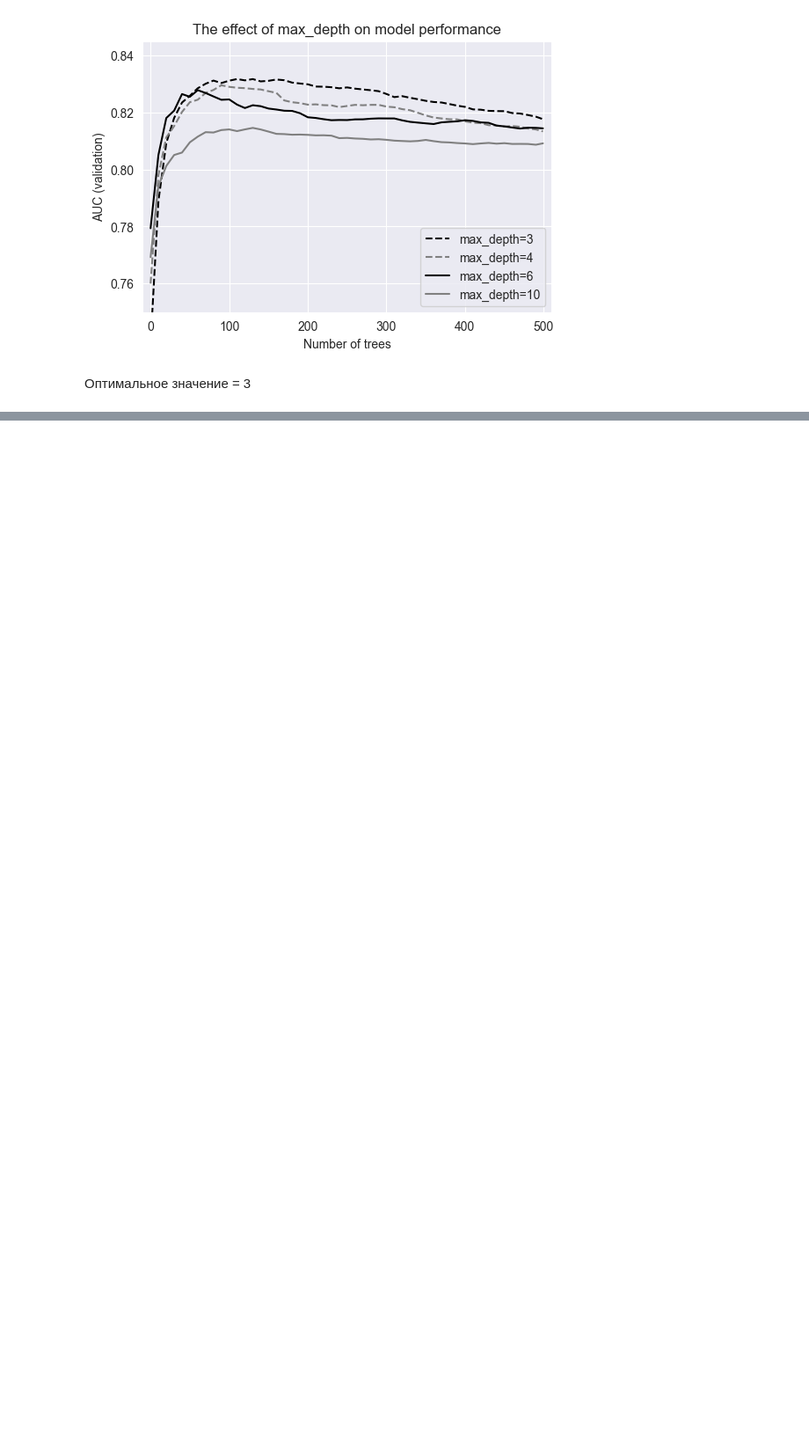
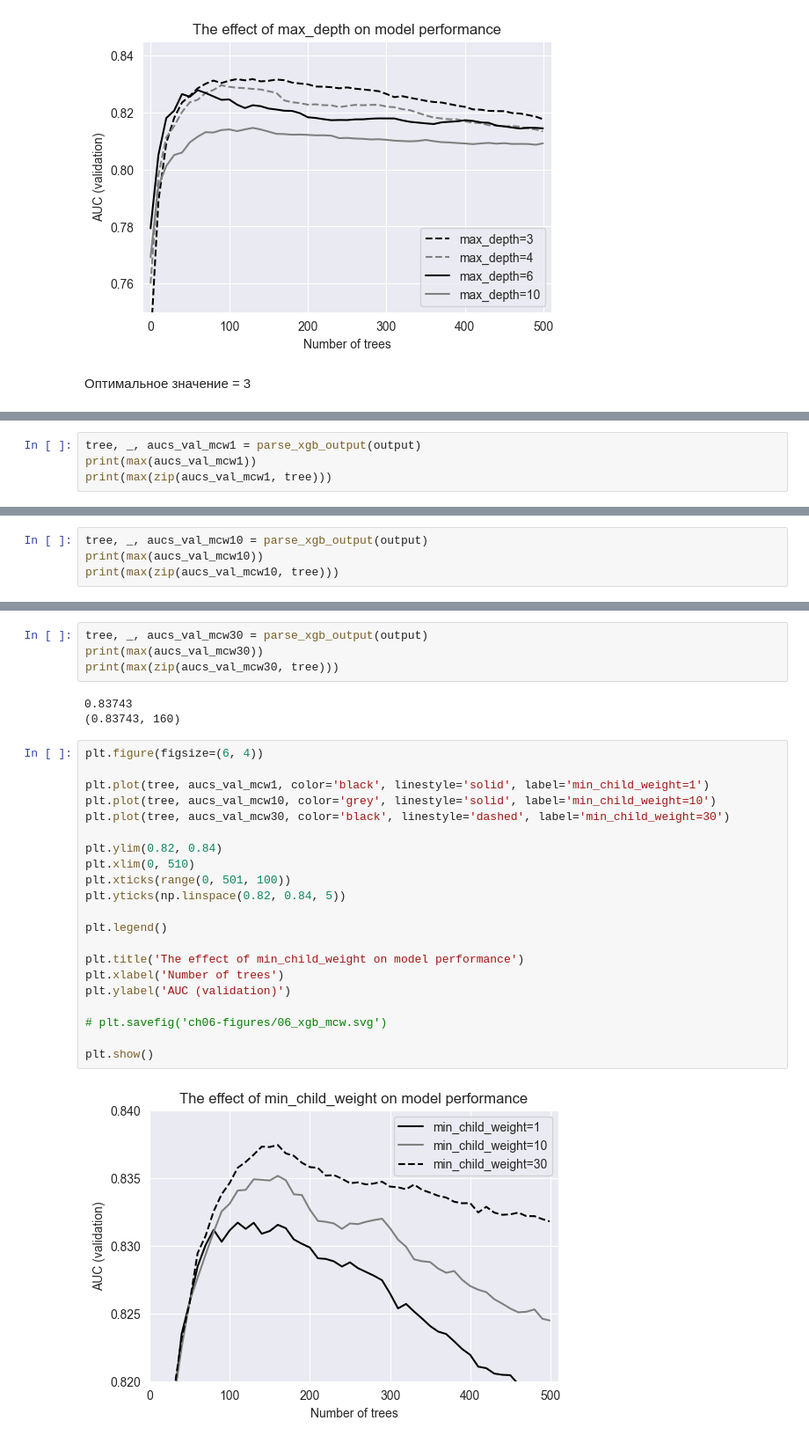
Before and after one commit to EgorSinitsyn/ML_BookCamp, a Jupyter notebook: [Classification]/Logistic_regression/D_Tree + R_Forest + XGBoost/chapter-06-CreditScoring.ipynb, the cells around one changed output, grey strips where cells are left out. Shown at 88% size. Drawn from its saved outputs; the diff is of its cells as text; blank space fills up the shorter version.

```diff
--- a/[Classification]/Logistic_regression/D_Tree + R_Forest + XGBoost/chapter-06-CreditScoring.ipynb
+++ b/[Classification]/Logistic_regression/D_Tree + R_Forest + XGBoost/chapter-06-CreditScoring.ipynb
@@ -1053,0 +1073,4 @@ plt.show()
+# %%
+tree, _, aucs_val_mcw1 = parse_xgb_output(output)
+print(max(aucs_val_mcw1))
+print(max(zip(aucs_val_mcw1, tree)))
@@ -1053,0 +1097,4 @@ plt.show()
+# %%
+tree, _, aucs_val_mcw10 = parse_xgb_output(output)
+print(max(aucs_val_mcw10))
+print(max(zip(aucs_val_mcw10, tree)))
@@ -1053,0 +1121,30 @@ plt.show()
+# %%
+tree, _, aucs_val_mcw30 = parse_xgb_output(output)
+print(max(aucs_val_mcw30))
+print(max(zip(aucs_val_mcw30, tree)))
+# %% [output]
+0.83743
+(0.83743, 160)
+# %%
+plt.figure(figsize=(6, 4))
+
+plt.plot(tree, aucs_val_mcw1, color='black', linestyle='solid', label='min_child_weight=1')
+plt.plot(tree, aucs_val_mcw10, color='grey', linestyle='solid', label='min_child_weight=10')
+plt.plot(tree, aucs_val_mcw30, color='black', linestyle='dashed', label='min_child_weight=30')
+
+plt.ylim(0.82, 0.84)
+plt.xlim(0, 510)
+plt.xticks(range(0, 501, 100))
+plt.yticks(np.linspace(0.82, 0.84, 5))
+
+plt.legend()
+
+plt.title('The effect of min_child_weight on model performance')
+plt.xlabel('Number of trees')
+plt.ylabel('AUC (validation)')
+
+# plt.savefig('ch06-figures/06_xgb_mcw.svg')
+
+plt.show()
+# %% [output]
+[figure, added]
```
Also changed, not shown: parts of 55 cells of this notebook.
